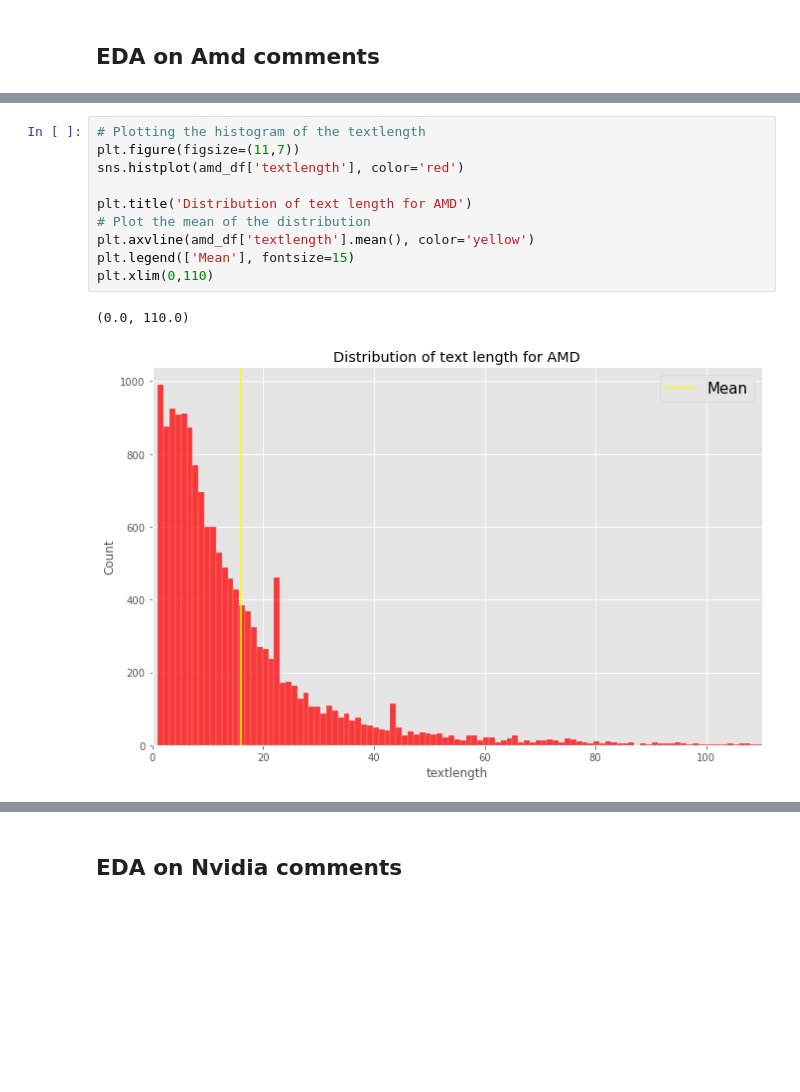
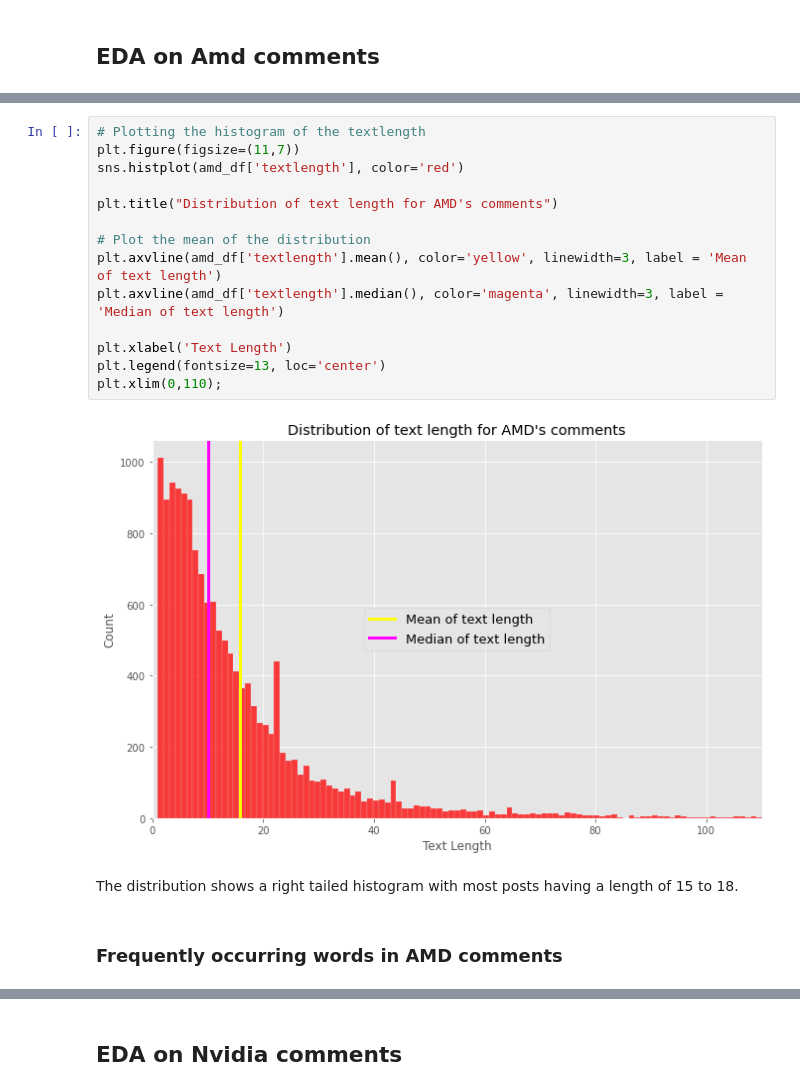
Before and after one commit to kumereshN/dsiprojects, a Jupyter notebook: capstone/01_Capstone_Data_Extraction_Reddit.ipynb, the cells around one changed output, grey strips where cells are left out. Drawn from its saved outputs; the diff is of its cells as text; blank space fills up the shorter version.

```diff
--- a/capstone/01_Capstone_Data_Extraction_Reddit.ipynb
+++ b/capstone/01_Capstone_Data_Extraction_Reddit.ipynb
@@ -506,13 +511,20 @@ amd_df
 # %%
 # Plotting the histogram of the textlength
 plt.figure(figsize=(11,7))
 sns.histplot(amd_df['textlength'], color='red')
 
-plt.title('Distribution of text length for AMD')
+plt.title("Distribution of text length for AMD's comments")
+
 # Plot the mean of the distribution
-plt.axvline(amd_df['textlength'].mean(), color='yellow')
-plt.legend(['Mean'], fontsize=15)
-plt.xlim(0,110)
+plt.axvline(amd_df['textlength'].mean(), color='yellow', linewidth=3, label = 'Mean of text length')
+plt.axvline(amd_df['textlength'].median(), color='magenta', linewidth=3, label = 'Median of text length')
+
+plt.xlabel('Text Length')
+plt.legend(fontsize=13, loc='center')
+plt.xlim(0,110);
 # %% [output]
-(0.0, 110.0)
-[figure, old version]
+[figure, new version]
+# %% [markdown]
+The distribution shows a right tailed histogram with most posts having a length of 15 to 18.
+# %% [markdown]
+### Frequently occurring words in AMD comments
```
Also changed, not shown: parts of 32 cells of this notebook, 1 other file.
